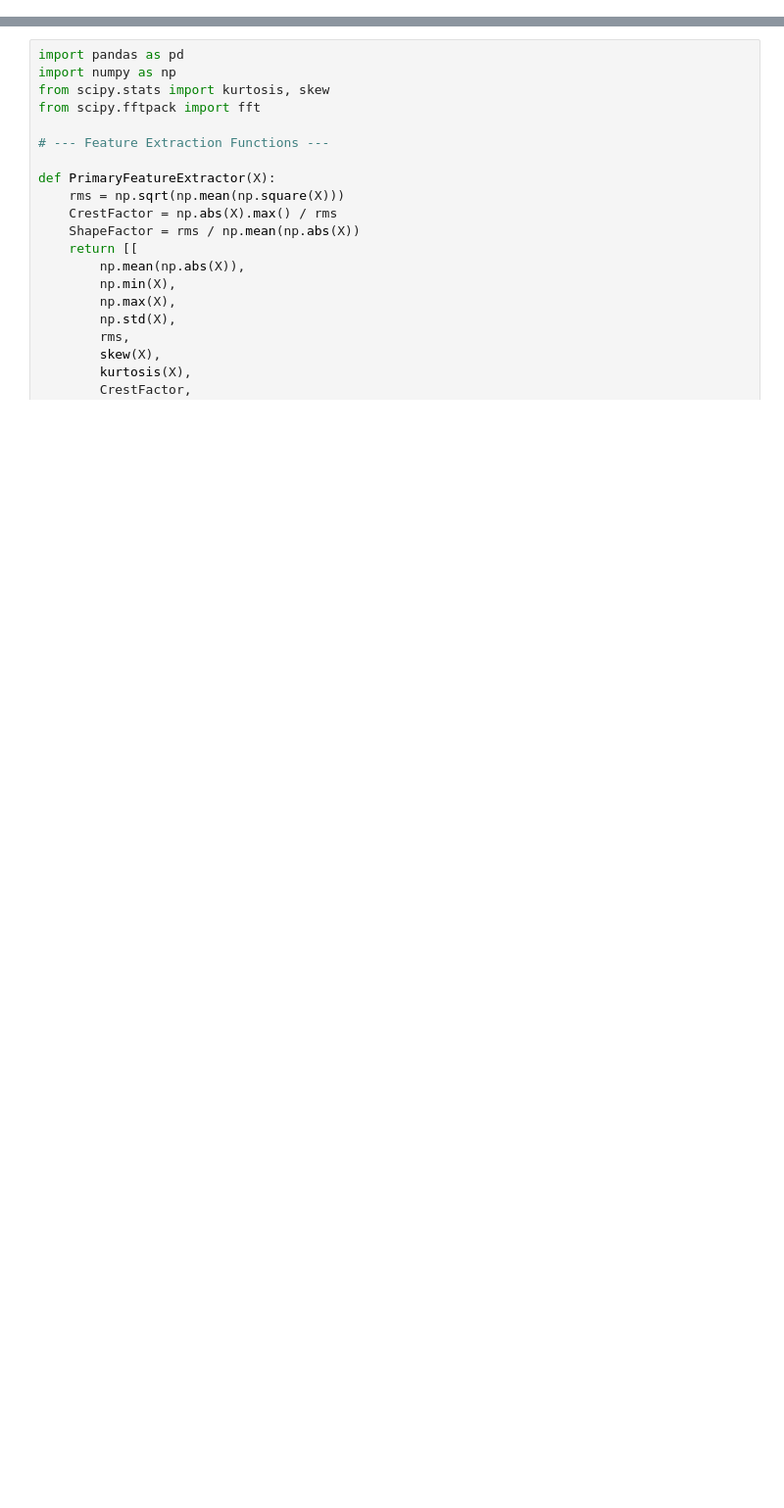
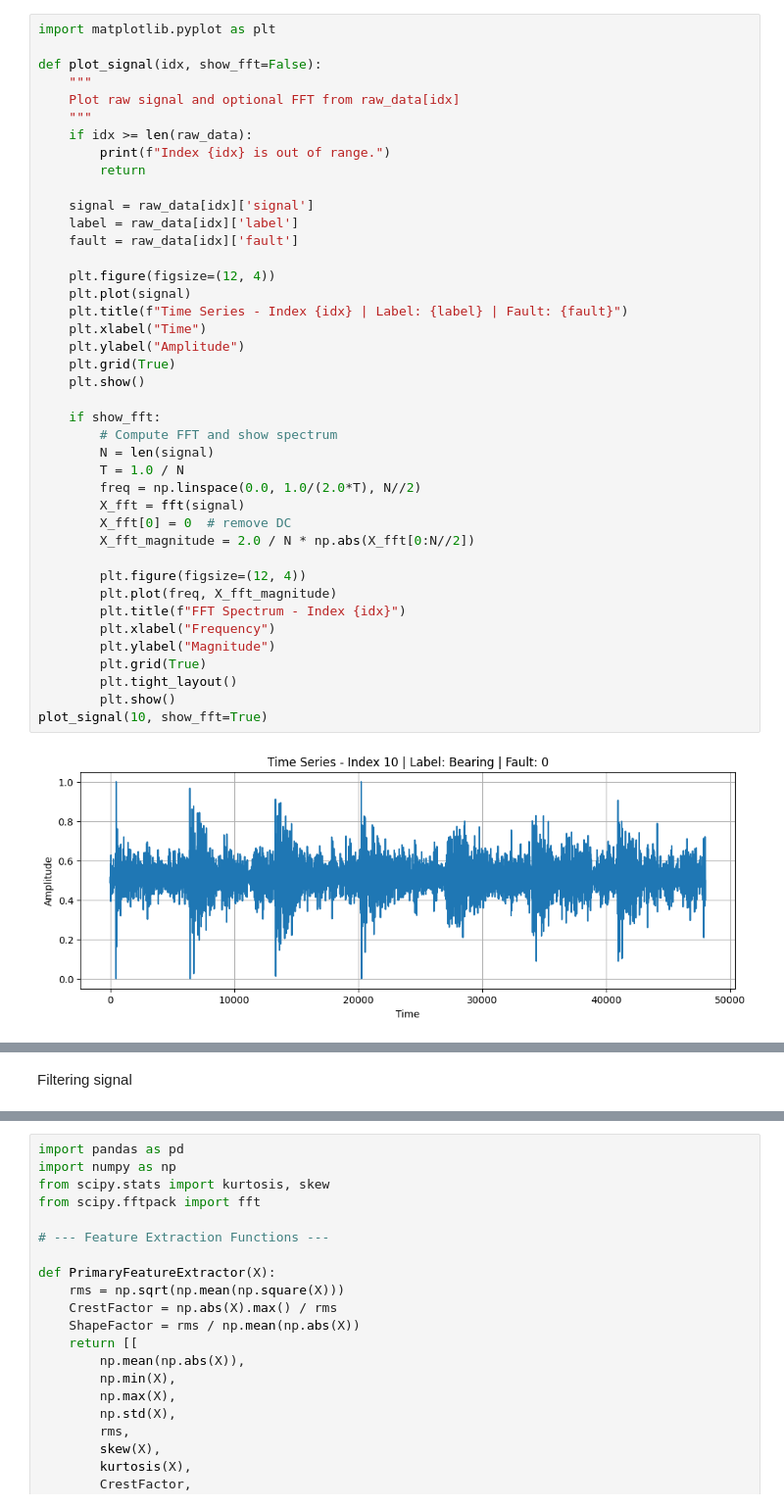
Before and after one commit to hansika2809/-Acoustic-Fault-Diagnosis-for-Air-Compressors, a Jupyter notebook: main.ipynb, the cells around one changed output, grey strips where cells are left out. Shown: that part at 98% size. Drawn from its saved outputs; the diff is of its cells as text; blank space fills up the shorter version.

```diff
--- a/main.ipynb
+++ b/main.ipynb
@@ -37,3 +40,46 @@ for label in labels:
 print(f"\n✅ Loaded {len(raw_data)} total files.")
 # %% [output]
 ✅ Loaded 1800 total files.
+# %%
+import matplotlib.pyplot as plt
+
+def plot_signal(idx, show_fft=False):
+    """
+    Plot raw signal and optional FFT from raw_data[idx]
+    """
+    if idx >= len(raw_data):
+        print(f"Index {idx} is out of range.")
+        return
+
+    signal = raw_data[idx]['signal']
+    label = raw_data[idx]['label']
+    fault = raw_data[idx]['fault']
+
+    plt.figure(figsize=(12, 4))
+    plt.plot(signal)
+    plt.title(f"Time Series - Index {idx} | Label: {label} | Fault: {fault}")
+    plt.xlabel("Time")
+    plt.ylabel("Amplitude")
+    plt.grid(True)
+    plt.show()
+
+    if show_fft:
+        # Compute FFT and show spectrum
+        N = len(signal)
+        T = 1.0 / N
+        freq = np.linspace(0.0, 1.0/(2.0*T), N//2)
+        X_fft = fft(signal)
+        X_fft[0] = 0  # remove DC
+        X_fft_magnitude = 2.0 / N * np.abs(X_fft[0:N//2])
+
+        plt.figure(figsize=(12, 4))
+        plt.plot(freq, X_fft_magnitude)
+        plt.title(f"FFT Spectrum - Index {idx}")
+        plt.xlabel("Frequency")
+        plt.ylabel("Magnitude")
+        plt.grid(True)
+        plt.tight_layout()
+        plt.show()
+plot_signal(10, show_fft=True)
+# %% [output]
+[figure, added]
@@ -39,0 +87,2 @@ print(f"\n✅ Loaded {len(raw_data)} total files.")
+# %% [markdown]
+Filtering signal
```
Also changed, not shown: parts of 10 cells of this notebook.
